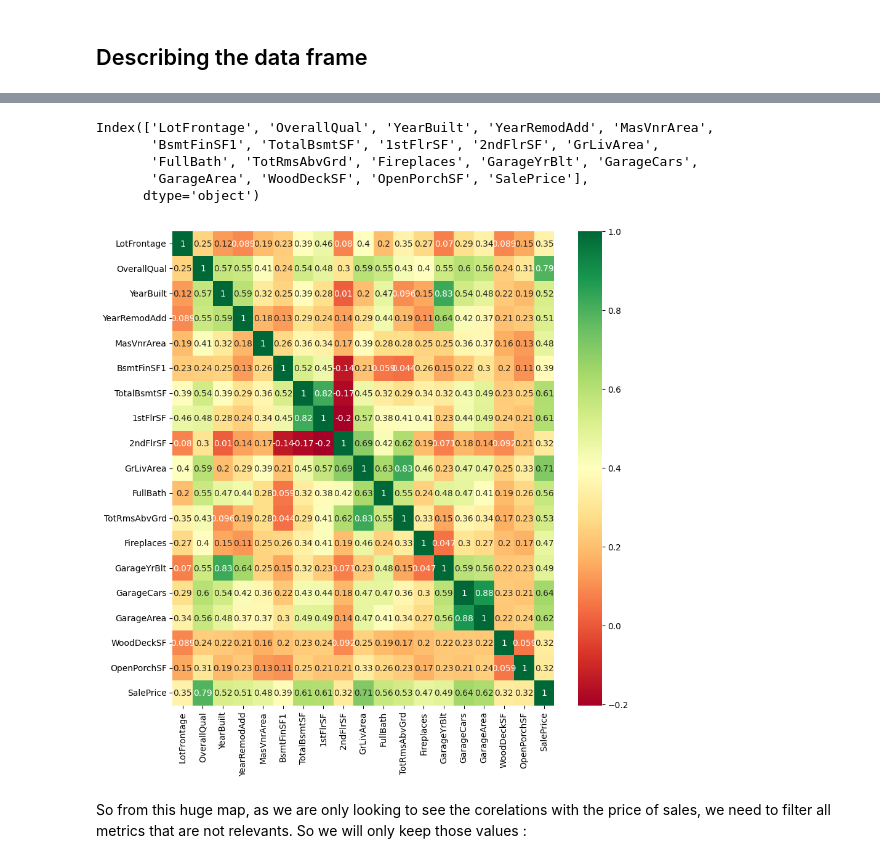
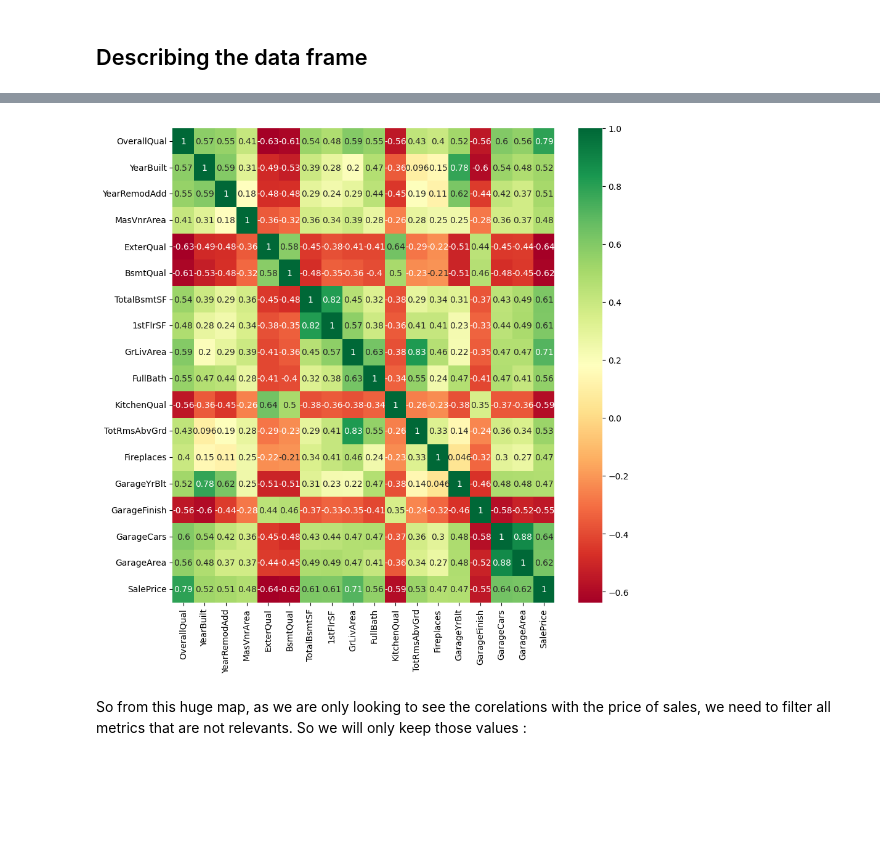
Before and after one commit to Llacoste2000/projet-fil-rouge, a Jupyter notebook: louis.ipynb, the cells around one changed output, grey strips where cells are left out. Saved outputs shown, nothing was run; the diff lists cells and outputs as text; code cells hidden in the pictures; blank space fills up the shorter version.

```diff
--- a/louis.ipynb
+++ b/louis.ipynb
@@ -21,0 +14,18 @@ df.head()
+# %%
+def drop_columns(df, columns_to_drop):
+    for column in columns_to_drop:
+        df.drop(columns=[column], axis=1, inplace=True)
+    return df
+
+def replace_nan(df, Nan_columns):
+    for column in Nan_columns:
+        if column in df.columns:
+            df[Nan_columns] = df[Nan_columns].fillna(df[Nan_columns].mean())
+    return df
+# %%
+df = replace_nan(df, df.columns[df.isnull().any()].tolist())
+df_test = replace_nan(df_test, df_test.columns[df_test.isnull().any()].tolist())
+
+df = drop_columns(df, ["Id"])
+
+df.isnull().sum().max(), df_test.isnull().sum().max()
@@ -21,0 +34,16 @@ df.head()
+# %%
+from sklearn.preprocessing import LabelEncoder
+categorical_columns = df.select_dtypes(include=['object']).columns
+le = LabelEncoder()
+for i in categorical_columns:
+  df[i] = le.fit_transform(df[i])
+  df[i]
+
+# same as above but with HotOneEncoder
+# from sklearn.preprocessing import OneHotEncoder
+# categorical_columns = df.select_dtypes(include=['object']).columns
+# ohe = OneHotEncoder()
+# for i in categorical_columns:
+#   df[i] = ohe.fit_transform(df[i])
+
+df
@@ -43,16 +74,10 @@ sns.heatmap(corrmat, vmax=.8, annot=True);
 # %%
 corrmat = df.corr()
-top_corr_features = corrmat.index[abs(corrmat["SalePrice"])>0.30]
+top_corr_features = corrmat.index[abs(corrmat["SalePrice"])>0.46]
 plot.figure(figsize=(10,10))
 g = sns.heatmap(df[top_corr_features].corr(),annot=True,cmap="RdYlGn")
-top_corr_features
 # %% [output]
-Index(['LotFrontage', 'OverallQual', 'YearBuilt', 'YearRemodAdd', 'MasVnrArea',
-       'BsmtFinSF1', 'TotalBsmtSF', '1stFlrSF', '2ndFlrSF', 'GrLivArea',
-       'FullBath', 'TotRmsAbvGrd', 'Fireplaces', 'GarageYrBlt', 'GarageCars',
-       'GarageArea', 'WoodDeckSF', 'OpenPorchSF', 'SalePrice'],
-      dtype='object')
-[figure, old version]
+[figure, new version]
 # %% [markdown]
 So from this huge map, as we are only looking to see the corelations with the price of sales, we need to filter all metrics that are not relevants. So we will only keep those values :
 # %% [markdown]
```
Also changed, not shown: parts of 23 cells of this notebook.
